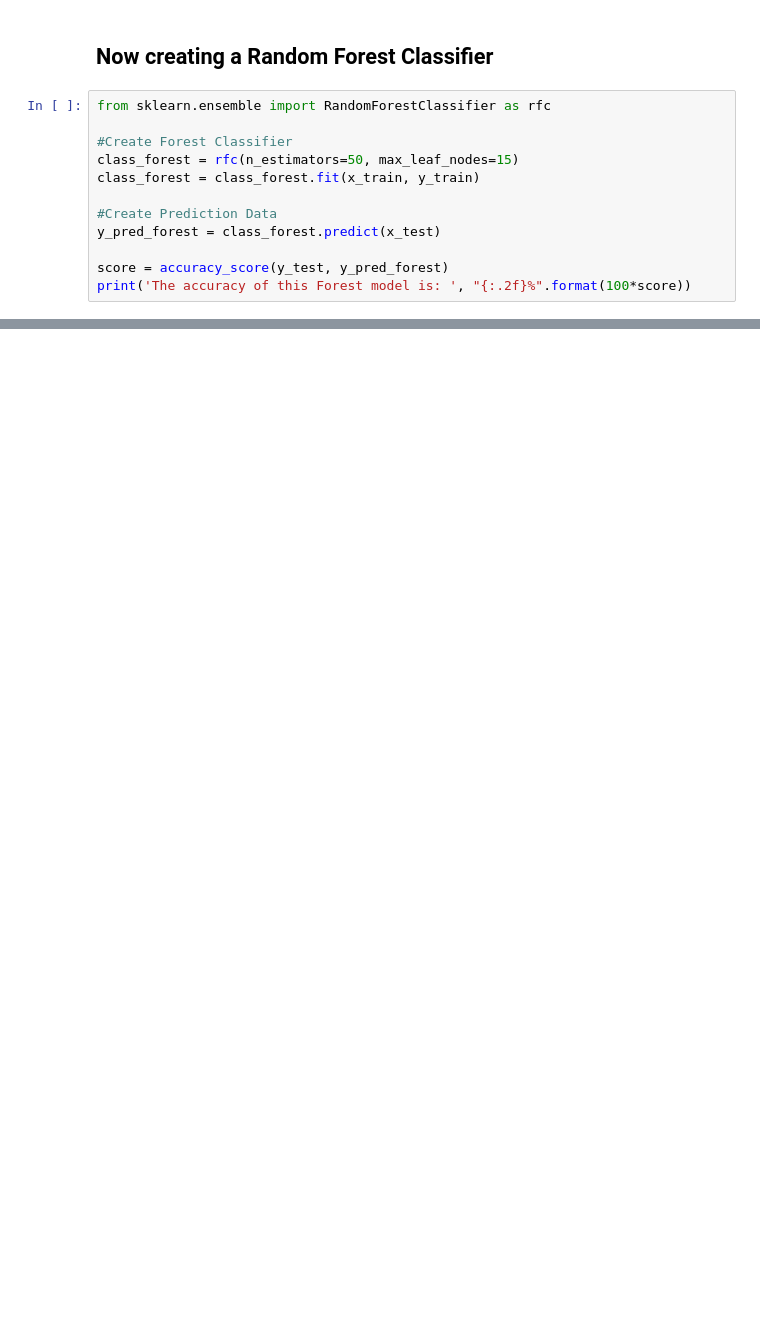
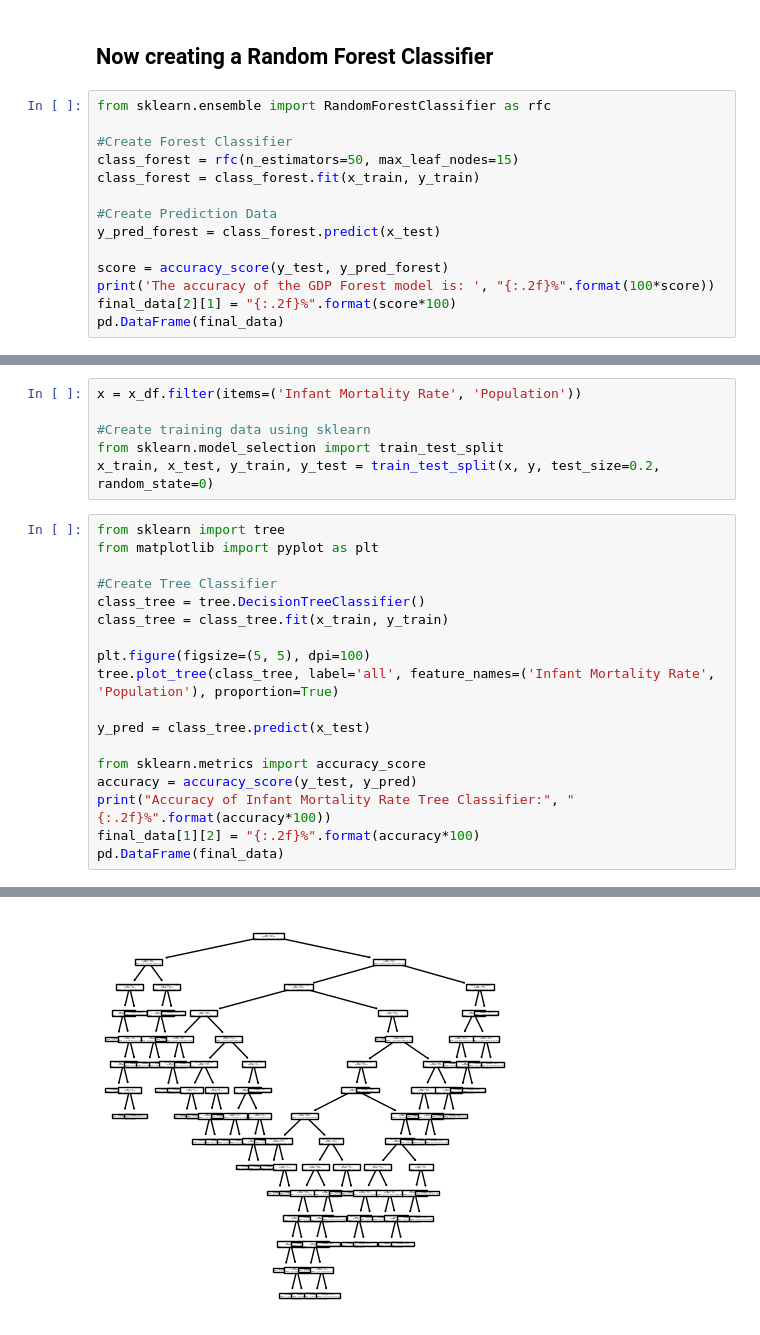
Before and after one commit to Michael73MGD/AppliedMachineLearning, a Jupyter notebook: FinalTree.ipynb, the cells around one changed output, grey strips where cells are left out. Drawn from its saved outputs; the diff is of its cells as text; blank space fills up the shorter version.

```diff
--- a/FinalTree.ipynb
+++ b/FinalTree.ipynb
@@ -162,5 +144,7 @@ class_forest = class_forest.fit(x_train, y_train)
 y_pred_forest = class_forest.predict(x_test)
 
 score = accuracy_score(y_test, y_pred_forest)
-print('The accuracy of this Forest model is: ', "{:.2f}%".format(100*score))
+print('The accuracy of the GDP Forest model is: ', "{:.2f}%".format(100*score))
+final_data[2][1] = "{:.2f}%".format(score*100)
+pd.DataFrame(final_data)
 # %% [output]
@@ -167,0 +160,25 @@ The accuracy of this Forest model is:  53.49%
+# %%
+x = x_df.filter(items=('Infant Mortality Rate', 'Population'))
+
+#Create training data using sklearn
+from sklearn.model_selection import train_test_split
+x_train, x_test, y_train, y_test = train_test_split(x, y, test_size=0.2, random_state=0)
+# %%
+from sklearn import tree
+from matplotlib import pyplot as plt
+
+#Create Tree Classifier
+class_tree = tree.DecisionTreeClassifier()
+class_tree = class_tree.fit(x_train, y_train)
+
+plt.figure(figsize=(5, 5), dpi=100)
+tree.plot_tree(class_tree, label='all', feature_names=('Infant Mortality Rate', 'Population'), proportion=True)
+
+y_pred = class_tree.predict(x_test)
+
+from sklearn.metrics import accuracy_score
+accuracy = accuracy_score(y_test, y_pred)
+print("Accuracy of Infant Mortality Rate Tree Classifier:", "{:.2f}%".format(accuracy*100))
+final_data[1][2] = "{:.2f}%".format(accuracy*100)
+pd.DataFrame(final_data)
+# %% [output]
@@ -167,0 +190 @@ The accuracy of this Forest model is:  53.49%
+[figure, added]
```
Also changed, not shown: parts of 24 cells of this notebook.
